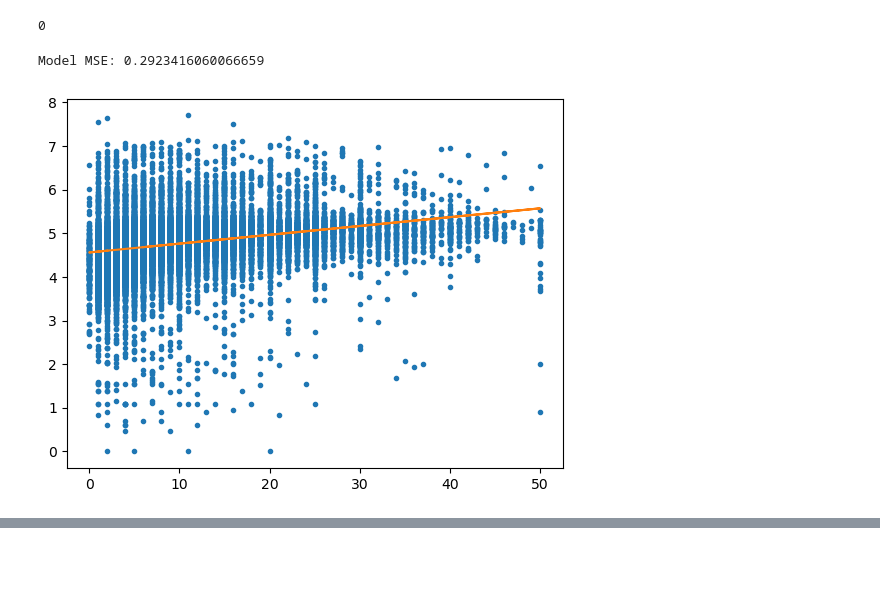
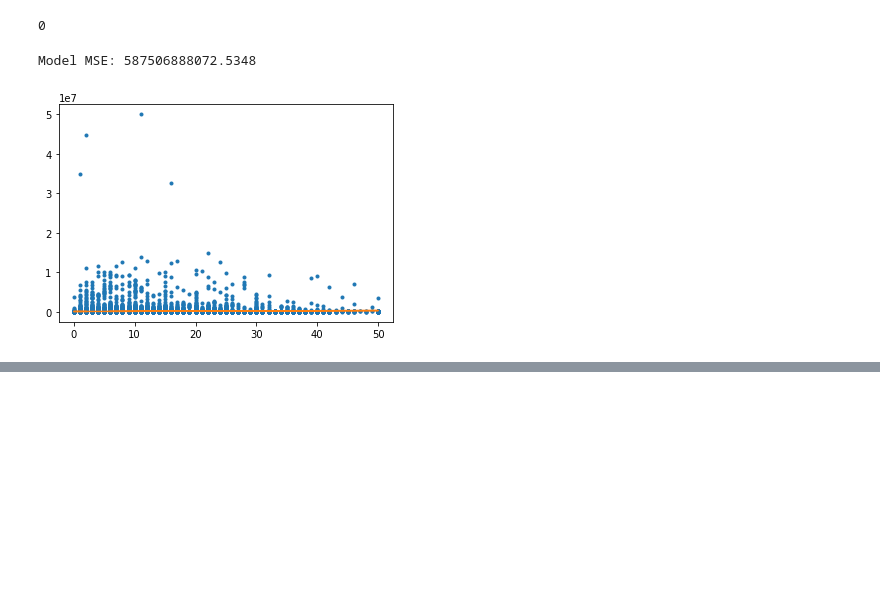
Before and after one commit to Jensen-T/StackOverflow-2022-Survey-Analysis, a Jupyter notebook: Data Analysis.ipynb, the cells around one changed output, grey strips where cells are left out. Cells and saved outputs as stored; diff of their text form; code cells hidden in the pictures; blank space fills up the shorter version.

```diff
--- a/Data Analysis.ipynb
+++ b/Data Analysis.ipynb
@@ -75,14 +77,14 @@ plt.show()
 # %% [markdown]
 #### Using linear regression
 # %%
-cleaned_df = df.dropna(axis = 0, subset = ['WorkExp', 'Log_Salary'])
+cleaned_df = df.dropna(axis = 0, subset = ['WorkExp', 'ConvertedCompYearly', 'Log_Salary'])
 # %%
 cleaned_df['WorkExp'].isnull().sum()
 # %% [output]
 0
 # %%
 X = ['WorkExp']
-Y = ['Log_Salary']
+Y = ['ConvertedCompYearly']
 # %%
 lr1 = LinearRegression()
 lr1.fit(cleaned_df[X], cleaned_df[Y])
@@ -90,10 +92,10 @@ y_pred = lr1.predict(cleaned_df[X])
 # %%
 mse1 = np.mean((y_pred - cleaned_df[Y])**2)
 print("Model MSE: {}".format(mse1[0]))
-plt.plot(cleaned_df['WorkExp'], cleaned_df['Log_Salary'], '.', cleaned_df['WorkExp'], y_pred, '-')
+plt.plot(cleaned_df['WorkExp'], cleaned_df['ConvertedCompYearly'], '.', cleaned_df['WorkExp'], y_pred, '-')
 plt.show()
 # %% [output]
-Model MSE: 0.2923416060066659
+Model MSE: 587506888072.5348
-[figure, old version]
+[figure, new version]
 # %%
 X = ['WorkExp']
```
Also changed, not shown: parts of 15 cells of this notebook.
